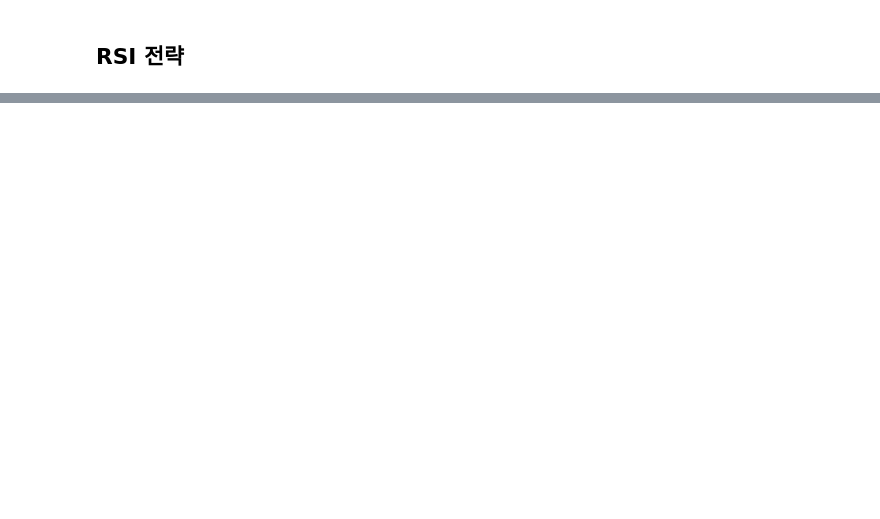
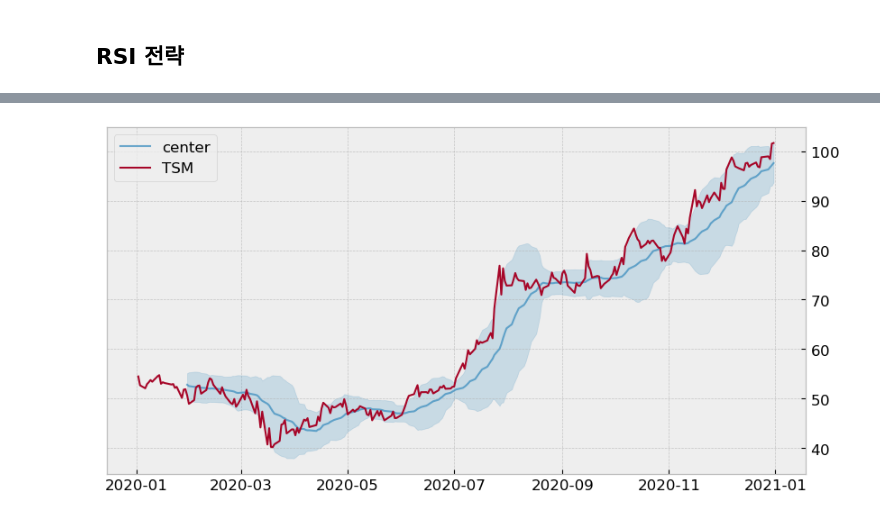
Before and after one commit to djimme/finterstellarDJ, a Jupyter notebook: Quant ch3.ipynb, the cells around one changed output, grey strips where cells are left out. Cells and saved outputs as stored; diff of their text form; code cells hidden in the pictures; blank space fills up the shorter version.

```diff
--- a/Quant ch3.ipynb
+++ b/Quant ch3.ipynb
@@ -239,0 +80,4 @@ fs.draw_trade_results(df_vz)
+# %%
+fs.draw_band_chart(df_tsm)
+# %% [output]
+[figure, added]
```
Also changed, not shown: parts of 25 cells of this notebook.
